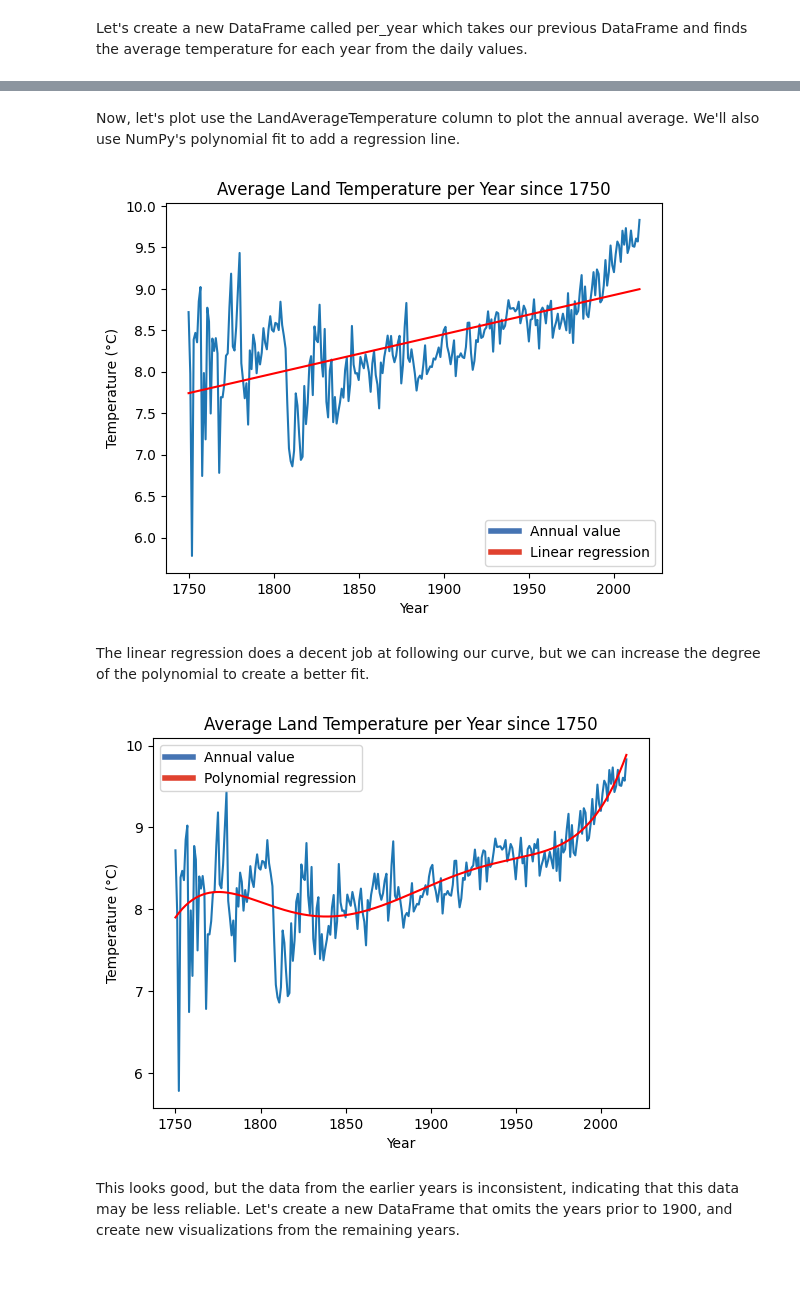
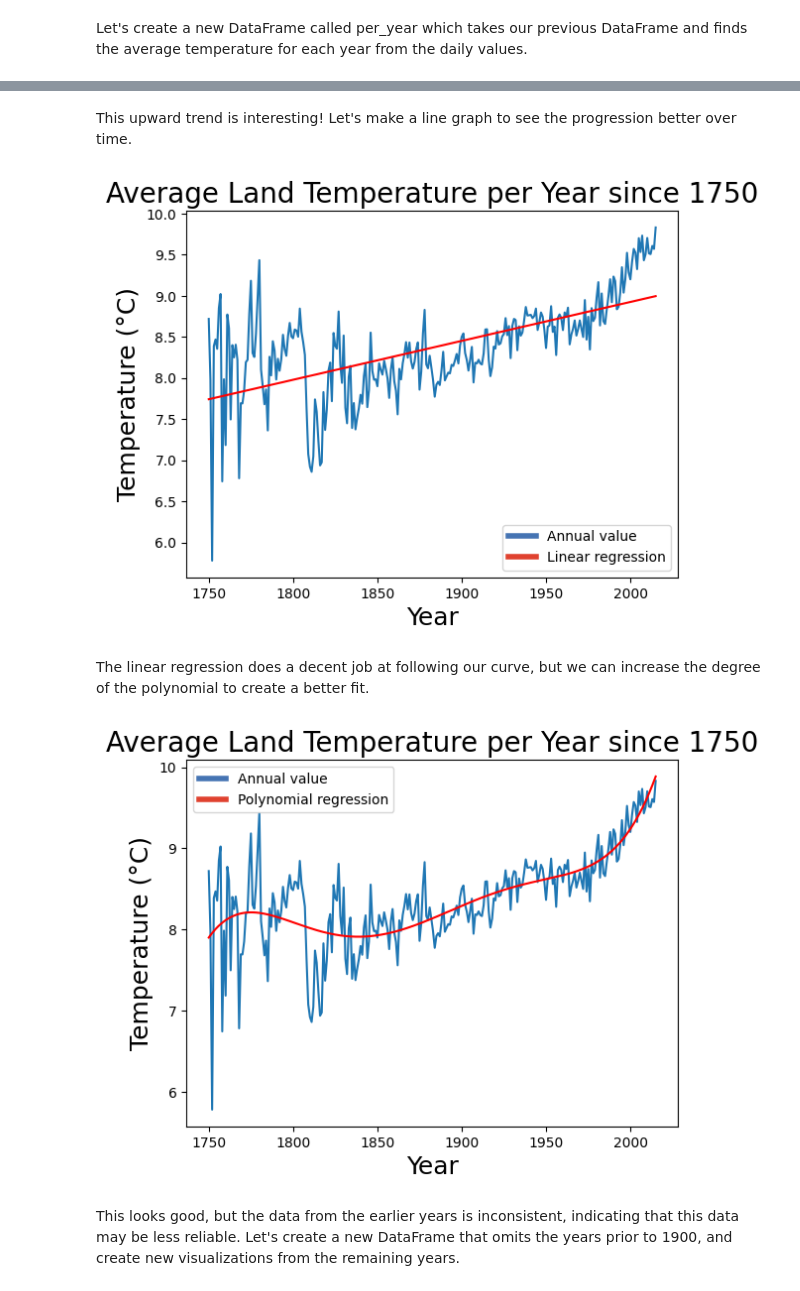
Before and after one commit to danielileon/ClimateAnalysis, a Jupyter notebook: Land Average Temperature by Year.ipynb, the cells around one changed output, grey strips where cells are left out. Saved outputs shown, nothing was run; the diff lists cells and outputs as text; code cells hidden in the pictures.

```diff
--- a/Land Average Temperature by Year.ipynb
+++ b/Land Average Temperature by Year.ipynb
@@ -34,28 +59,28 @@ per_year = df.groupby("year").mean(numeric_only=True)
 # %% [markdown]
-Now, let's plot use the LandAverageTemperature column to plot the annual average. We'll also use NumPy's polynomial fit to add a regression line.
+This upward trend is interesting! Let's make a line graph to see the progression better over time.
 # %%
 # calculate linear regression line
 x = per_year.index
 y = per_year["LandAverageTemperature"]
 z = np.polyfit(x, y, 1) # polynomial fit of degree 1 (linear fit)
 p = np.poly1d(z)
 
 per_year.plot(y="LandAverageTemperature")
 plt.plot(x, p(x), "r")
 
-plt.title("Average Land Temperature per Year since 1750")
-plt.xlabel("Year")
-plt.ylabel("Temperature (°C)")
+plt.title("Average Land Temperature per Year since 1750",  fontsize=20)
+plt.xlabel("Year",  fontsize=18)
+plt.ylabel("Temperature (°C)",  fontsize=18)
 
 # adapted from https://matplotlib.org/stable/gallery/text_labels_and_annotations/custom_legends.html
 cmap = plt.cm.RdYlBu
 custom_lines = [Line2D([0], [0], color=cmap(0.9), lw=4),
                 Line2D([0], [0], color=cmap(0.13), lw=4)]
 plt.legend(custom_lines, ["Annual value", "Linear regression"])
 
 plt.show()
 # %% [output]
-[figure, old version]
+[figure, new version]
 # %% [markdown]
 The linear regression does a decent job at following our curve, but we can increase the degree of the polynomial to create a better fit.
 # %%
@@ -67,9 +92,9 @@ p = np.poly1d(z)
 per_year.plot(y="LandAverageTemperature")
 plt.plot(x, p(x), "r")
 
-plt.title("Average Land Temperature per Year since 1750")
-plt.xlabel("Year")
-plt.ylabel("Temperature (°C)")
+plt.title("Average Land Temperature per Year since 1750",  fontsize=20)
+plt.xlabel("Year",  fontsize=18)
+plt.ylabel("Temperature (°C)",  fontsize=18)
 
 # adapted from https://matplotlib.org/stable/gallery/text_labels_and_annotations/custom_legends.html
 cmap = plt.cm.RdYlBu
@@ -79,7 +104,7 @@ plt.legend(custom_lines, ["Annual value", "Polynomial regression"])
 
 plt.show()
 # %% [output]
-[figure, old version]
+[figure, new version]
 # %% [markdown]
 This looks good, but the data from the earlier years is inconsistent, indicating that this data may be less reliable. Let's create a new DataFrame that omits the years prior to 1900, and create new visualizations from the remaining years.
 # %%
```
Also changed, not shown: parts of 4 cells of this notebook.
